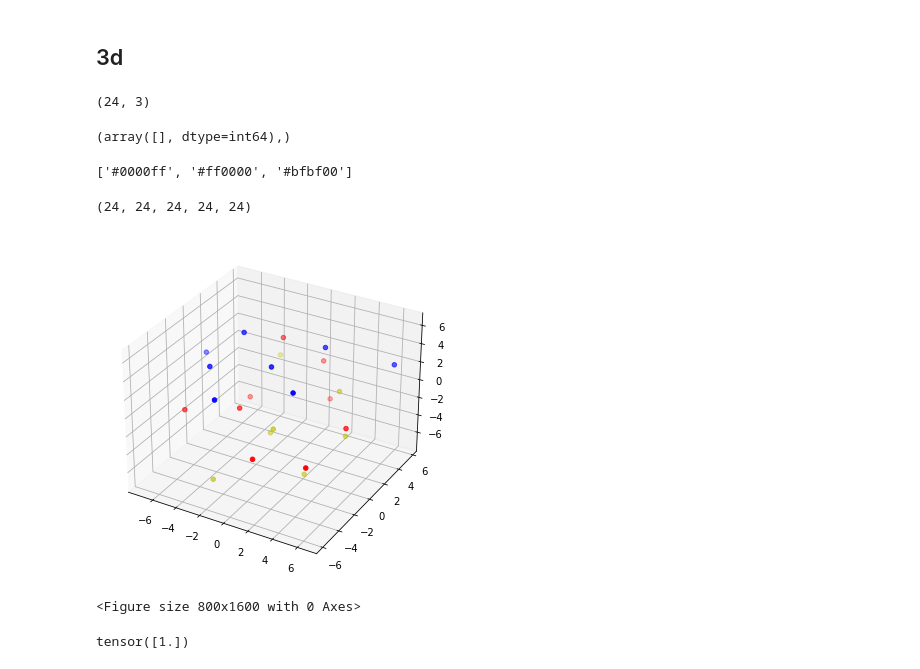
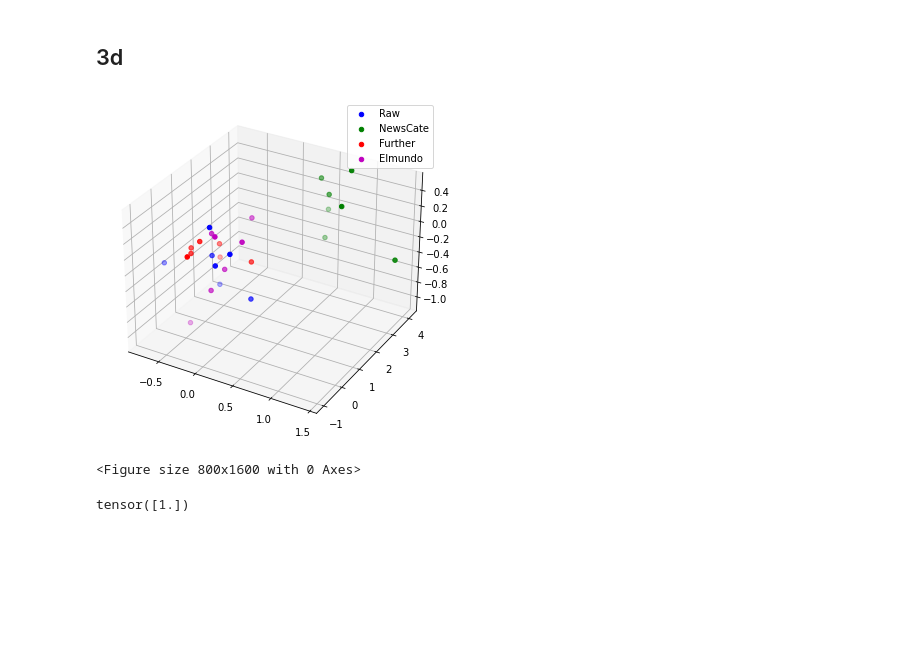
Before and after one commit to HuHang-koko5/Roberta, a Jupyter notebook: News-Classifier/MDS.ipynb, the cells around one changed output. Drawn from its saved outputs; the diff is of its cells as text; code cells hidden in the pictures; blank space fills up the shorter version.

```diff
--- a/News-Classifier/MDS.ipynb
+++ b/News-Classifier/MDS.ipynb
@@ -2,7 +2,7 @@
 from model_utils import *
 # %%
 MODEL_NAME = 'skimai/spanberta-base-cased'
-FILE = 'data/elmoundo_1202.json'
+FILE = 'data/augmented_elmundo_1124.json'
 MAX_SEQ_LENGTH = 128
 BATCH_SIZE = 1
 CATE_LIMIT = 10
@@ -130,8 +125,13 @@ x_transformed.shape
 # %%
-colors = ['b','g','r']
+colors = ['b','g','r','m']
 #colors = tuple([(np.random.random(),np.random.random(),np.random.random()) for i in range(CATE_USE)])
-colors = [rgb2hex(x) for x in colors]
-dot_color = [colors[i] for i in tars[0]]
-xs, ys, cs, ts = x_transformed[:,0], x_transformed[:,1], dot_color, tars[0]
-len(xs),len(ys),len(cs),len(ts)
+fig = plt.figure()
+plt.figure(figsize=(2,4), dpi=400)
+ax = fig.add_subplot(1,1,1)
+for idx,pots in enumerate(trans_2d):
+    xs, ys, cs, ts = pots[:,0], pots[:,1], colors[idx], MODELNAMES[idx]
+    # print(len(xs),len(ys))
+    ax.scatter(xs,ys,c=cs,label=ts)
+    ax.legend()
+fig.savefig('2d_cluster')
 # %% [output]
@@ -151,43 +140,34 @@ fig.savefig('cluster')
 # %% [markdown]
 ## 3d
 # %%
+'''
 mds3 = MDS(n_components=3)
 x = np.squeeze(cls_results[0])
 x.shape
 x_transformed = mds3.fit_transform(x)
 x_transformed.shape
+'''
+mds3 = MDS(n_components=3)
+trans_3d = []
+for x in cls_results:
+    x = np.squeeze(x)
+    x_transformed = mds3.fit_transform(x)
+    trans_3d.append(x)
-# %% [output]
-(24, 3)
-# %%
-labs = np.array(tars[0])
-np.where(tars[0] == 1)
-# %% [output]
-(array([], dtype=int64),)
-# %%
-colors = ['b','r','y']
-colors = [rgb2hex(x) for x in colors]
-print(colors)
-dot_color = [colors[i] for i in tars[0]]
-xs, ys, zs, cs, ts = x_transformed[:,0], x_transformed[:,1], x_transformed[:,2], dot_color, tars[0]
-len(xs),len(ys),len(zs),len(cs),len(ts)
-# %% [output]
-['#0000ff', '#ff0000', '#bfbf00']
-(24, 24, 24, 24, 24)
 # %%
+colors = ['b','g','r','m']
 fig = plt.figure()
+#colors = tuple([(np.random.random(),np.random.random(),np.random.random()) for i in range(CATE_USE)])
 plt.figure(figsize=(2,4), dpi=400)
 ax = fig.add_subplot(projection='3d')
 fig.subplots_adjust(top=5, bottom=-5)
-
-
-label_set = list(set(tars[0]))
-
-ax.scatter(xs,ys,zs,c=cs,label=ts)
-
-#legend = ax.legend(loc='best')
-fig.savefig('cluster')
+for idx,pots in enumerate(trans_2d):
+    xs, ys, zs, cs, ts = pots[:,0], pots[:,1], pots[:,2], colors[idx], MODELNAMES[idx]
+    # print(len(xs),len(ys))
+    ax.scatter(xs, ys, zs, c=cs,label=ts)
+    ax.legend()
+fig.savefig('2d_cluster')
 # %% [output]
-[figure, old version]
+[figure, new version]
 <Figure size 800x1600 with 0 Axes>
 # %%
 a = torch.Tensor([1])
```
Also changed, not shown: parts of 14 cells of this notebook, 4 other files.
